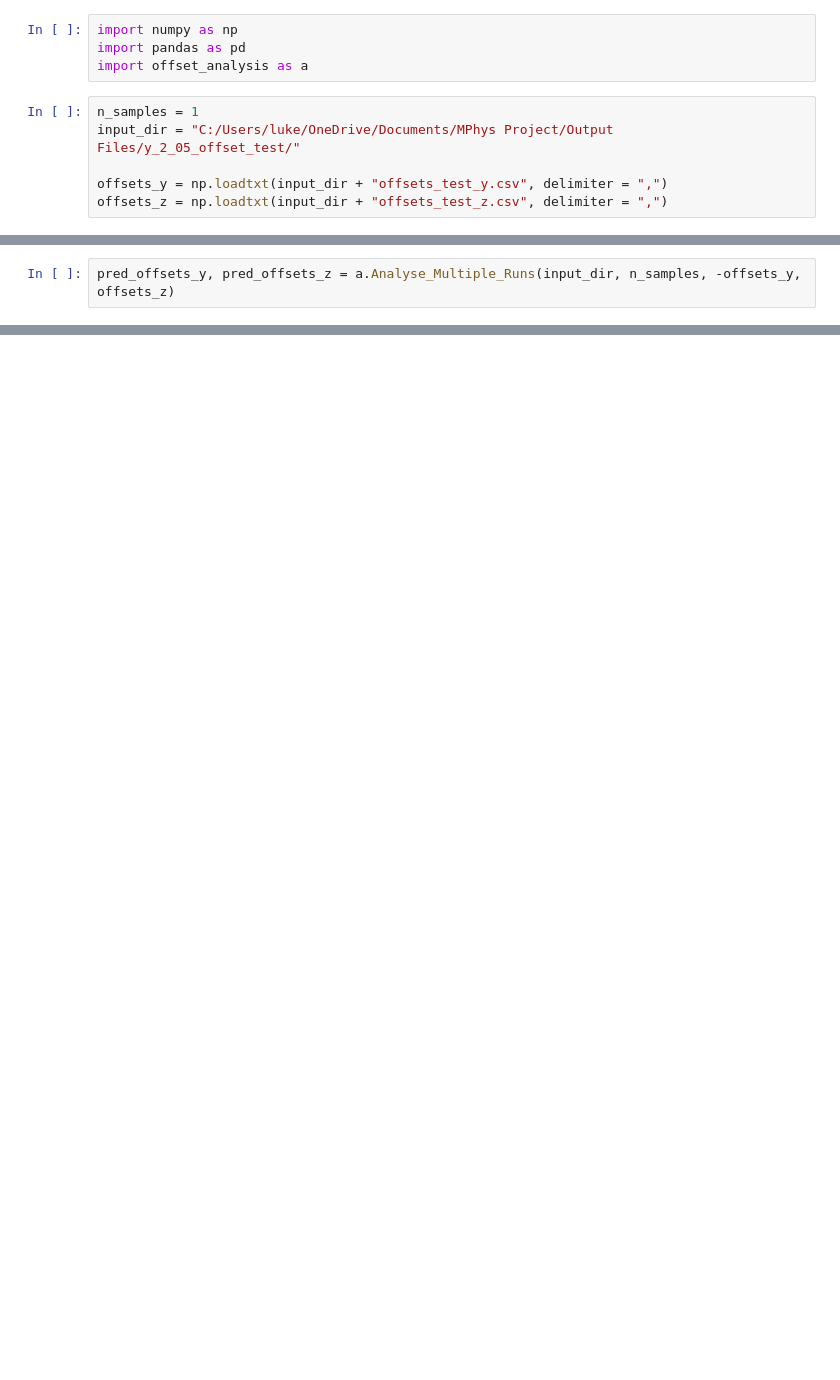
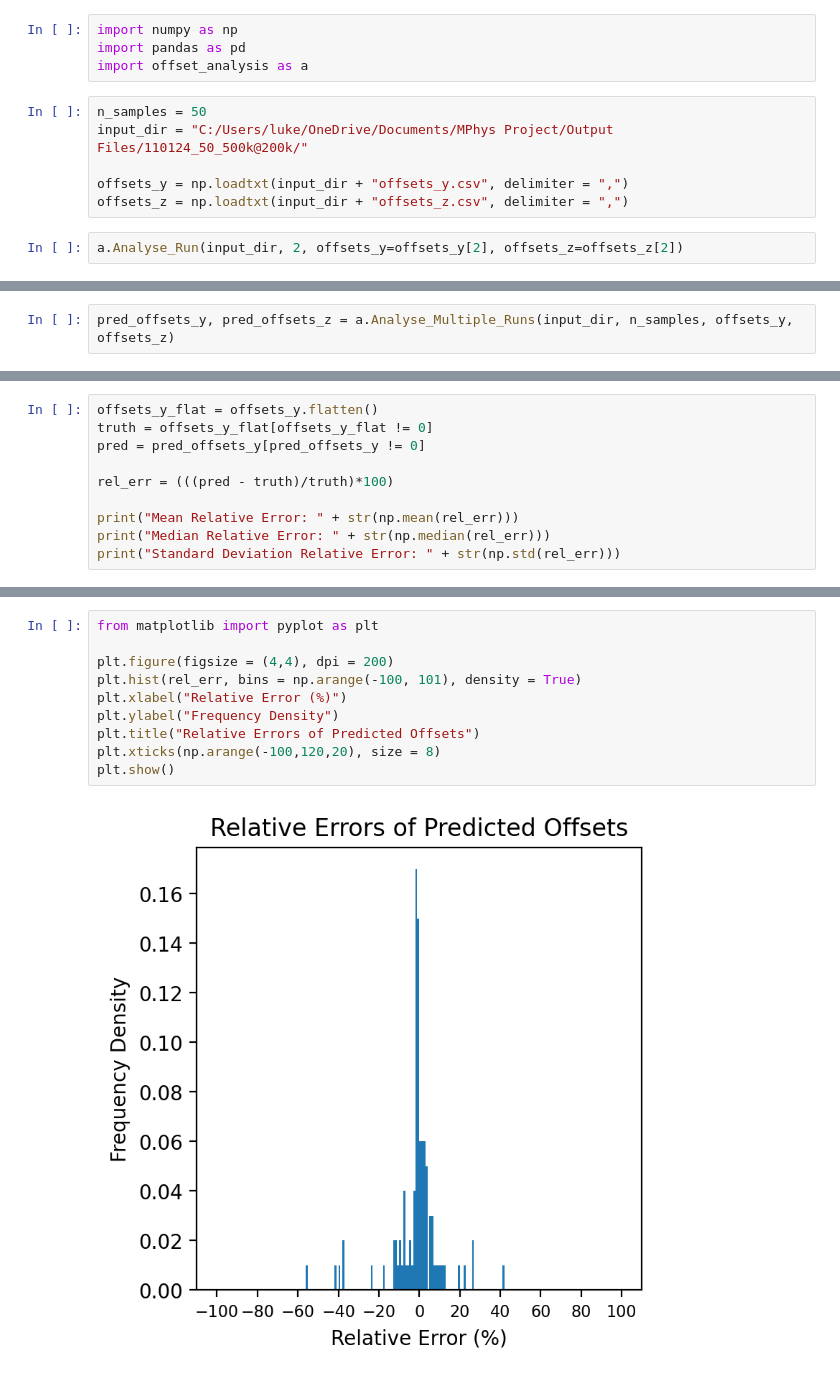
Before and after one commit to ldk111/FASER-2-MPhys-Project, a Jupyter notebook: Analysis/analysis.ipynb, the cells around one changed output, grey strips where cells are left out. Drawn from its saved outputs; the diff is of its cells as text; blank space fills up the shorter version.

Commit message:
added summary figures and plots for many run analysis

```diff
--- a/Analysis/analysis.ipynb
+++ b/Analysis/analysis.ipynb
@@ -3,8 +3,10 @@ import numpy as np
 import pandas as pd
 import offset_analysis as a
 # %%
-n_samples = 1
-input_dir = "C:/Users/luke/OneDrive/Documents/MPhys Project/Output Files/y_2_05_offset_test/"
+n_samples = 50
+input_dir = "C:/Users/luke/OneDrive/Documents/MPhys Project/Output Files/110124_50_500k@200k/"
 
-offsets_y = np.loadtxt(input_dir + "offsets_test_y.csv", delimiter = ",")
-offsets_z = np.loadtxt(input_dir + "offsets_test_z.csv", delimiter = ",")
+offsets_y = np.loadtxt(input_dir + "offsets_y.csv", delimiter = ",")
+offsets_z = np.loadtxt(input_dir + "offsets_z.csv", delimiter = ",")
+# %%
+a.Analyse_Run(input_dir, 2, offsets_y=offsets_y[2], offsets_z=offsets_z[2])
@@ -11,5 +35,5 @@ offsets_z = np.loadtxt(input_dir + "offsets_test_z.csv", delimiter = ",")
 # %%
-pred_offsets_y, pred_offsets_z = a.Analyse_Multiple_Runs(input_dir, n_samples, -offsets_y, offsets_z)
+pred_offsets_y, pred_offsets_z = a.Analyse_Multiple_Runs(input_dir, n_samples, offsets_y, offsets_z)
 # %% [output]
 OFFSET RECONSTRUCTION SUMMARY FOR TRACKING PLANE 1
 
@@ -29,2 +53,12 @@ SUM OF TRUE SQUARES: 0.0025000000000000005
 MEAN PERCENTAGE DIFFERENCE: nan
 MEDIAN PERCENTAGE DIFFERENCE: nan
+# %%
+offsets_y_flat = offsets_y.flatten()
+truth = offsets_y_flat[offsets_y_flat != 0]
+pred = pred_offsets_y[pred_offsets_y != 0]
+
+rel_err = (((pred - truth)/truth)*100)
+
+print("Mean Relative Error: " + str(np.mean(rel_err)))
+print("Median Relative Error: " + str(np.median(rel_err)))
+print("Standard Deviation Relative Error: " + str(np.std(rel_err)))
@@ -30,0 +69,12 @@ MEDIAN PERCENTAGE DIFFERENCE: nan
+# %%
+from matplotlib import pyplot as plt
+
+plt.figure(figsize = (4,4), dpi = 200)
+plt.hist(rel_err, bins = np.arange(-100, 101), density = True)
+plt.xlabel("Relative Error (%)")
+plt.ylabel("Frequency Density")
+plt.title("Relative Errors of Predicted Offsets")
+plt.xticks(np.arange(-100,120,20), size = 8)
+plt.show()
+# %% [output]
+[figure, added]
```
Also changed, not shown: parts of 3 cells of this notebook.
